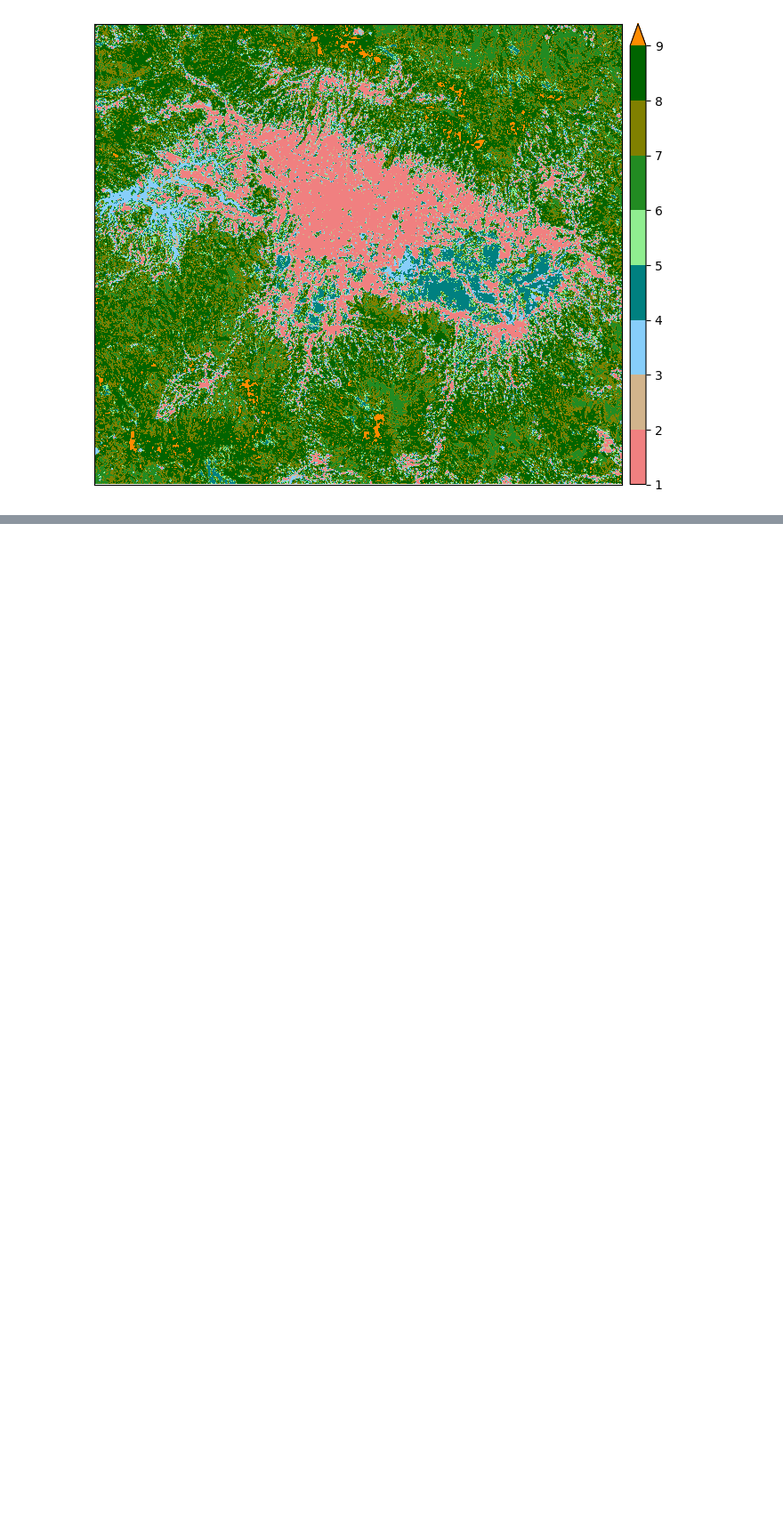
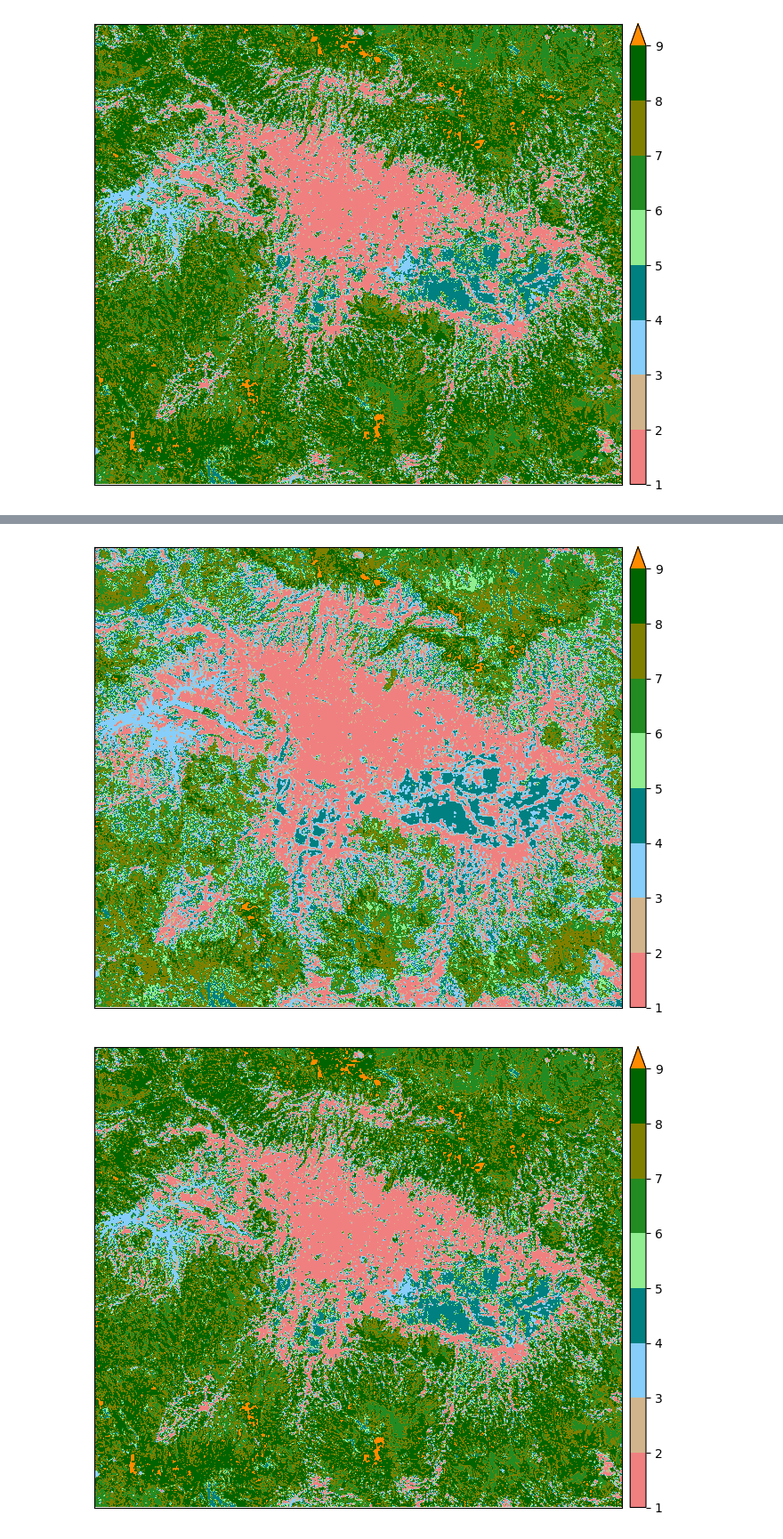
Before and after one commit to C242-PS410-Capstone-Team/Machine-Learning, a Jupyter notebook: Test_Saved_Model.ipynb, the cells around one changed output, grey strips where cells are left out. Shown at 89% size. Cells and saved outputs as stored; diff of their text form; code cells hidden in the pictures; blank space fills up the shorter version.

Commit message:
fix: output tif

```diff
--- a/Test_Saved_Model.ipynb
+++ b/Test_Saved_Model.ipynb
@@ -63,12 +63,13 @@ if (MODEL == 'CNN'):
     # Predict
     # prediction = model.predict(image_input, batch_size=4096*20)
     prediction = model.predict(image_input, batch_size=4096)
-    prediction = np.argmax(prediction, 1)
-    prediction = prediction.reshape(shape[0], shape[1])
+    image_predicted_classes = np.argmax(prediction, 1)
+    image_predicted_classes = image_predicted_classes.reshape(shape[0], shape[1])
+    image_predicted_classes += 1
 
     # Visualize
     cmap, norm = from_levels_and_colors(CLASSES, PALETTE, extend='max')
-    ep.plot_bands(prediction + 1, cmap=cmap, norm=norm, figsize=PLOT_SIZE)
+    ep.plot_bands(image_predicted_classes, cmap=cmap, norm=norm, figsize=PLOT_SIZE)
 # %%
 if (MODEL == 'RF'):
     # Load image
@@ -130,0 +149,13 @@ new_dataset.close()
+# %%
+# CNN vs RNN
+
+CNN_Output = rasterio.open('saved_data/Output_CNN.tif')
+RNN_Output = rasterio.open('saved_data/Output_RF.tif')
+
+ep.plot_bands(CNN_Output.read(1), cmap=cmap, norm=norm, figsize=PLOT_SIZE)
+plt.show()
+ep.plot_bands(RNN_Output.read(1), cmap=cmap, norm=norm, figsize=PLOT_SIZE)
+plt.show()
+# %% [output]
+[figure, added]
+[figure, added]
```
Also changed, not shown: parts of 3 cells of this notebook, 2 other files.
